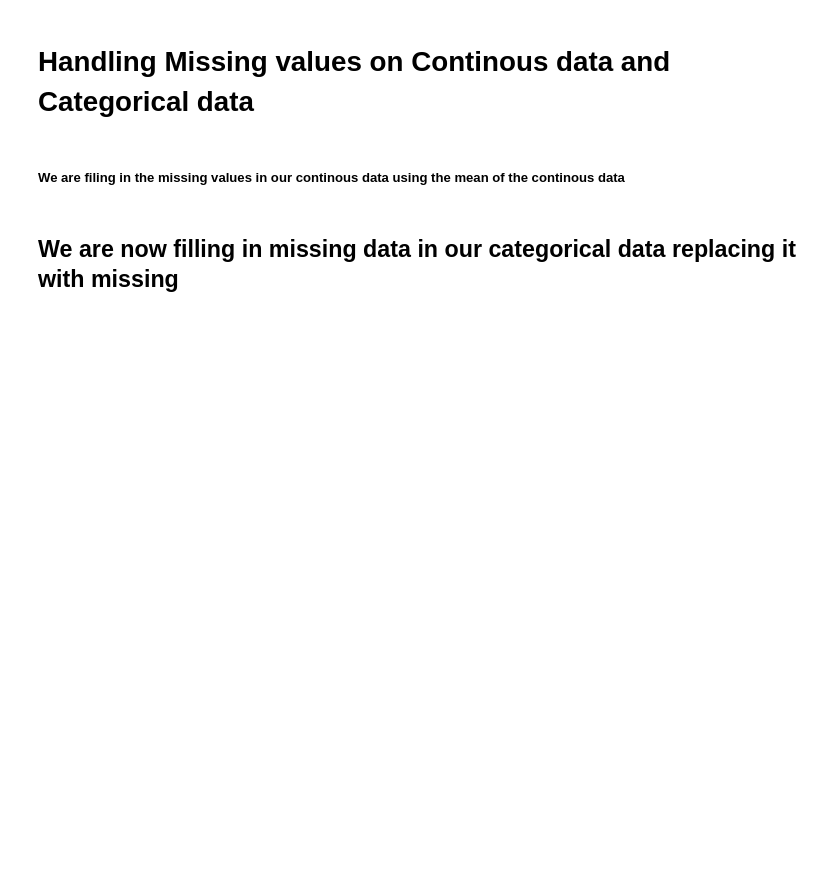
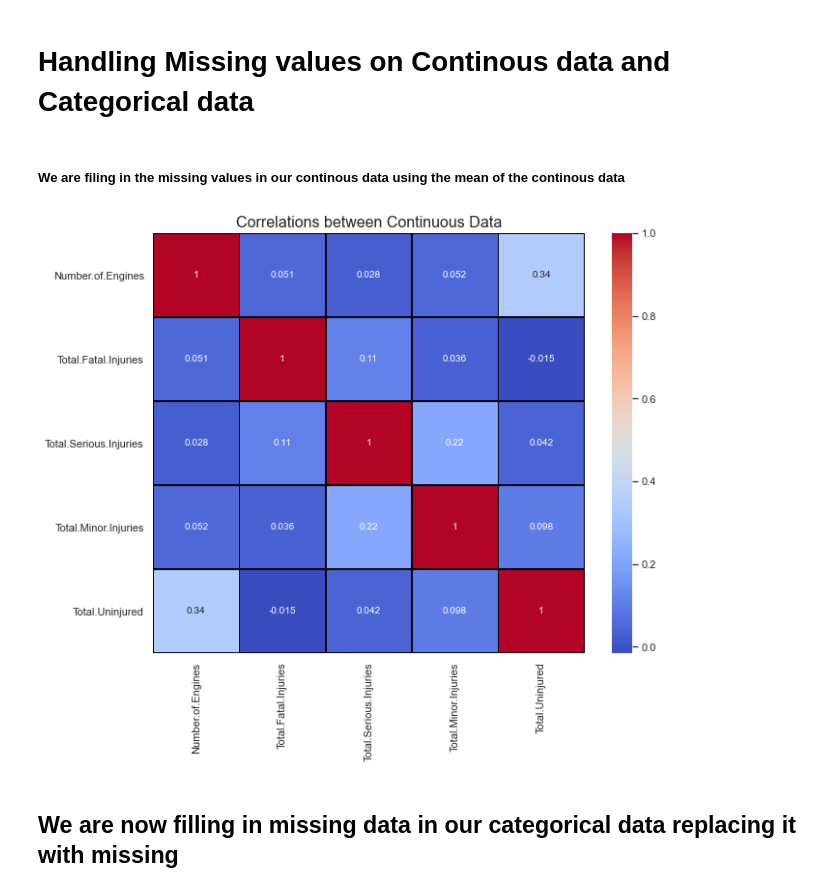
Before and after one commit to Dollcode-coder/dsc-phase-1-project-v3, a Jupyter notebook: student.ipynb, the cells around one changed output. Saved outputs shown, nothing was run; the diff lists cells and outputs as text; code cells hidden in the pictures; blank space fills up the shorter version.

Commit message:
Complete Visualization

```diff
--- a/student.ipynb
+++ b/student.ipynb
@@ -144,0 +154,3 @@ dtype: float64
+# %%
+#dropping duplicates
+df.drop_duplicates(inplace=True)
@@ -145,4 +161,12 @@ dtype: float64
 # %%
 #Dropping columns with some missing values and others that aren't relevant to the objective
-df.drop(columns=['Air.carrier','Schedule','Latitude','Longitude','Investigation.Type','Airport.Name','Airport.Code' ])
+#df.drop(columns=['Air.carrier', 'Schedule', 'Latitude', 'Longitude', 'Investigation.Type', 'Airport.Name', 'Airport.Code'], inplace=True)
+# Print the column names to verify
+print(df.columns)
+
+# Clean the column names (if needed)
+df.columns = df.columns.str.strip()
+
+# Drop the columns (ignoring errors if some columns do not exist)
+df.drop(columns=['Air.carrier', 'Schedule', 'Latitude', 'Longitude', 'Investigation.Type', 'Airport.Name', 'Airport.Code'], errors='ignore', inplace=True)
 # %% [output]
@@ -168,4 +193,15 @@ df.drop(columns=['Air.carrier','Schedule','Latitude','Longitude','Investigation.
 df.fillna(df.select_dtypes(include='number').median(), inplace=True)
+# %%
+# Calculate the correlation matrix
+correlation_matrix = df.corr()
+# %%
+
+plt.figure(figsize=(10, 8))
+sns.heatmap(correlation_matrix, annot=True, cmap='coolwarm', linewidths=0.5, linecolor='black')
+plt.title('Correlations between Continuous Data', fontsize=16)
+plt.show()
+# %% [output]
+[figure, added]
 # %% [markdown]
 ## We are now filling in missing data in our categorical data replacing it with missing
 # %%
```
Also changed, not shown: parts of 21 cells of this notebook.
